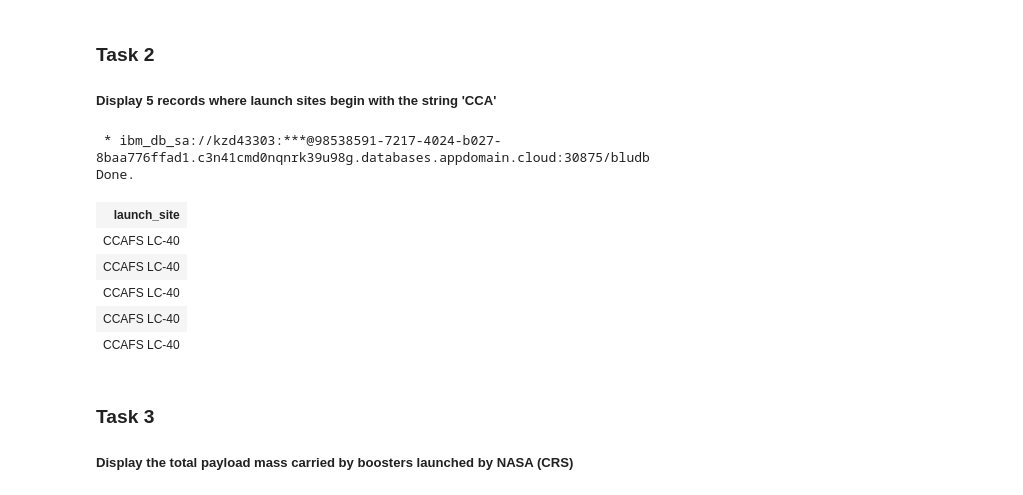
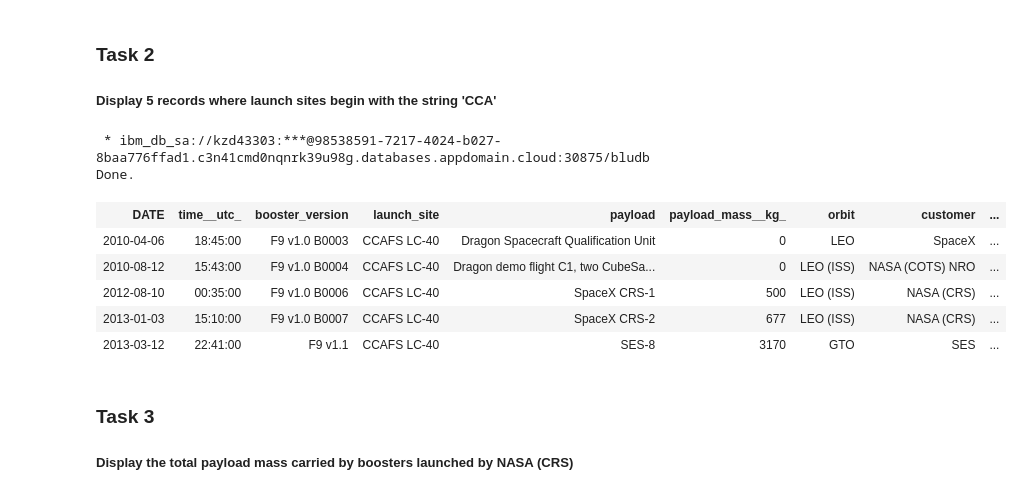
Before and after one commit to martinezreices/StageOne_LandingPrediction, a Jupyter notebook: EDA with SQL.ipynb, the cells around one changed output. Drawn from its saved outputs; the diff is of its cells as text; code cells hidden in the pictures.

```diff
--- a/EDA with SQL.ipynb
+++ b/EDA with SQL.ipynb
@@ -148,16 +148,17 @@ Done.
 
 ##### Display 5 records where launch sites begin with the string 'CCA'
 # %%
-%sql SELECT launch_site FROM SPACEXTBL LIMIT 5;
+%sql SELECT * FROM SPACEXTBL \
+WHERE launch_site LIKE 'CCA%' LIMIT 5
 # %% [output]
  * ibm_db_sa://kzd43303:***@98538591-7217-4024-b027-8baa776ffad1.c3n41cmd0nqnrk39u98g.databases.appdomain.cloud:30875/bludb
 Done.
-| launch_site |
-| CCAFS LC-40 |
-| CCAFS LC-40 |
-| CCAFS LC-40 |
-| CCAFS LC-40 |
-| CCAFS LC-40 |
+| DATE | time__utc_ | booster_version | launch_site | payload | payload_mass__kg_ | orbit | customer | ... |
+| 2010-04-06 | 18:45:00 | F9 v1.0 B0003 | CCAFS LC-40 | Dragon Spacecraft Qualification Unit | 0 | LEO | SpaceX | ... |
+| 2010-08-12 | 15:43:00 | F9 v1.0 B0004 | CCAFS LC-40 | Dragon demo flight C1, two CubeSa... | 0 | LEO (ISS) | NASA (COTS) NRO | ... |
+| 2012-08-10 | 00:35:00 | F9 v1.0 B0006 | CCAFS LC-40 | SpaceX CRS-1 | 500 | LEO (ISS) | NASA (CRS) | ... |
+| 2013-01-03 | 15:10:00 | F9 v1.0 B0007 | CCAFS LC-40 | SpaceX CRS-2 | 677 | LEO (ISS) | NASA (CRS) | ... |
+| 2013-03-12 | 22:41:00 | F9 v1.1 | CCAFS LC-40 | SES-8 | 3170 | GTO | SES | ... |
 # %% [markdown]
 ### Task 3
 
```
Also changed, not shown: parts of 10 cells of this notebook.
